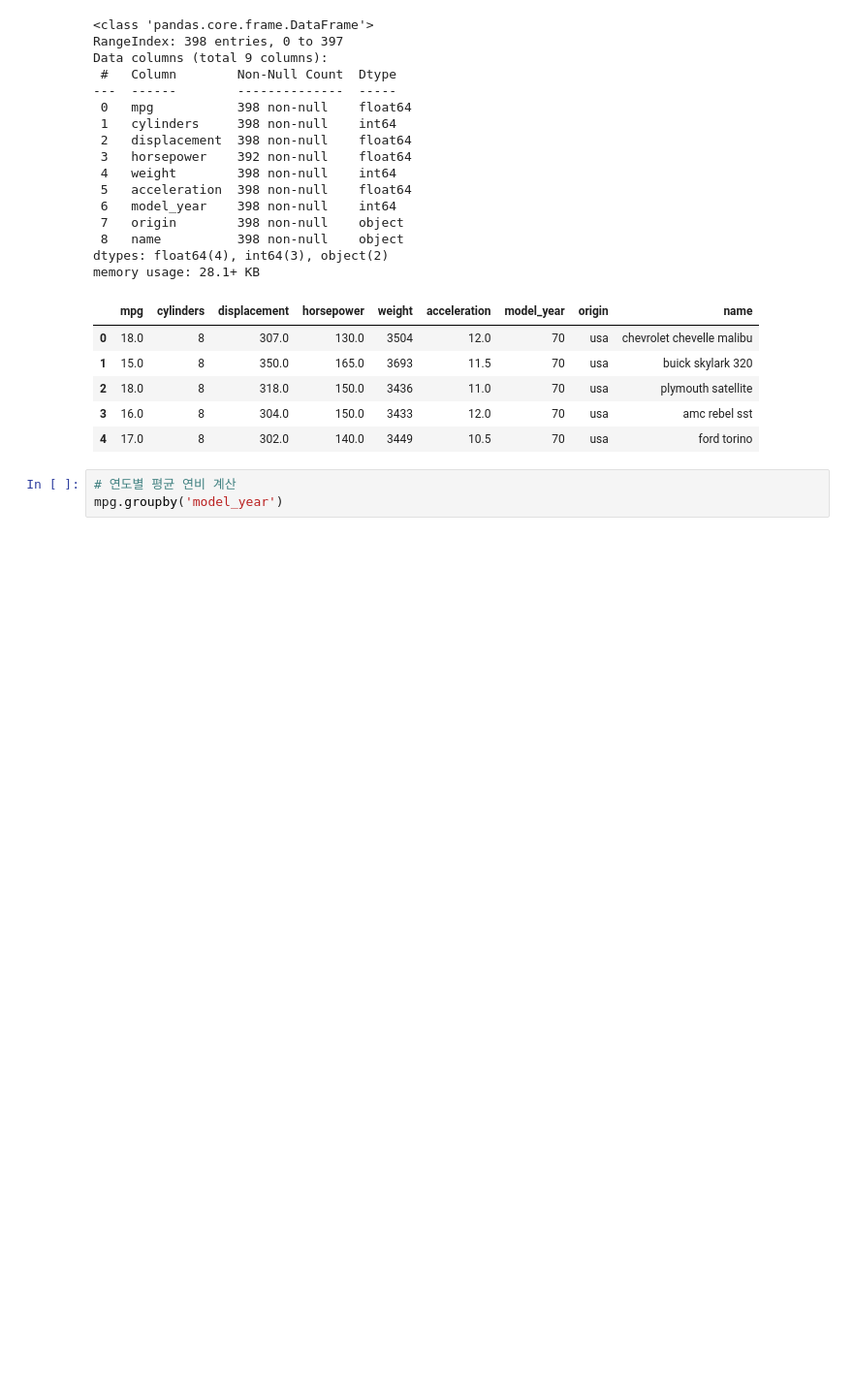
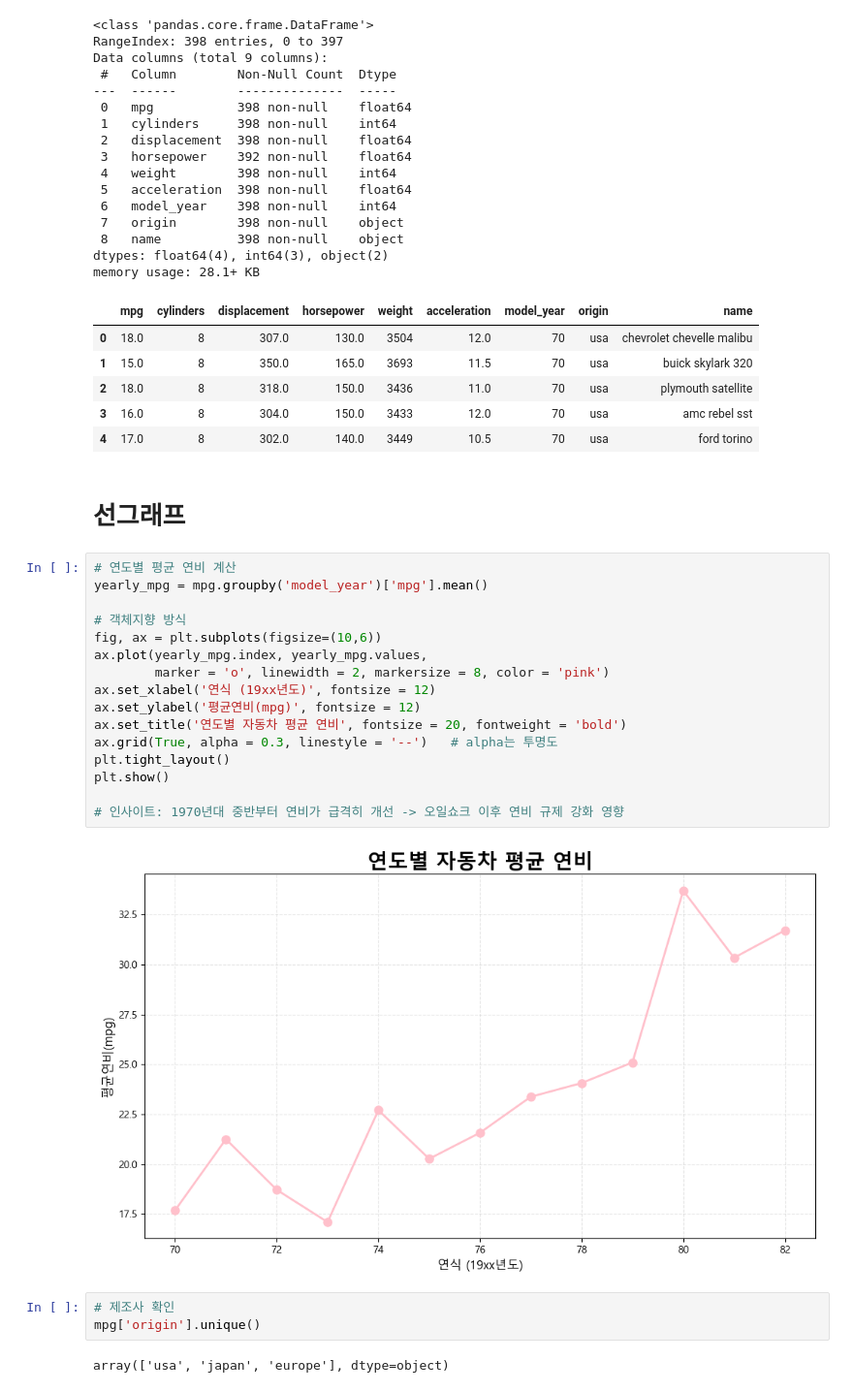
Before and after one commit to qkfmadl0-create/day18, a Jupyter notebook: 01_matplotlib_basics_oo.ipynb, the cells around one changed output. Shown at 97% size. Drawn from its saved outputs; the diff is of its cells as text; blank space fills up the shorter version.

```diff
--- a/01_matplotlib_basics_oo.ipynb
+++ b/01_matplotlib_basics_oo.ipynb
@@ -48,6 +49,28 @@ memory usage: 28.1+ KB
 | 2 | 18.0 | 8 | 318.0 | 150.0 | 3436 | 11.0 | 70 | usa | plymouth satellite |
 | 3 | 16.0 | 8 | 304.0 | 150.0 | 3433 | 12.0 | 70 | usa | amc rebel sst |
 | 4 | 17.0 | 8 | 302.0 | 140.0 | 3449 | 10.5 | 70 | usa | ford torino |
+# %% [markdown]
+# 선그래프
 # %%
 # 연도별 평균 연비 계산
-mpg.groupby('model_year')
+yearly_mpg = mpg.groupby('model_year')['mpg'].mean()
+
+# 객체지향 방식
+fig, ax = plt.subplots(figsize=(10,6))
+ax.plot(yearly_mpg.index, yearly_mpg.values,
+        marker = 'o', linewidth = 2, markersize = 8, color = 'pink')
+ax.set_xlabel('연식 (19xx년도)', fontsize = 12)
+ax.set_ylabel('평균연비(mpg)', fontsize = 12)
+ax.set_title('연도별 자동차 평균 연비', fontsize = 20, fontweight = 'bold')
+ax.grid(True, alpha = 0.3, linestyle = '--')   # alpha는 투명도
+plt.tight_layout()
+plt.show()
+
+# 인사이트: 1970년대 중반부터 연비가 급격히 개선 -> 오일쇼크 이후 연비 규제 강화 영향
+# %% [output]
+[figure, added]
+# %%
+# 제조사 확인
+mpg['origin'].unique()
+# %% [output]
+array(['usa', 'japan', 'europe'], dtype=object)
```
Also changed, not shown: parts of 4 cells of this notebook.
